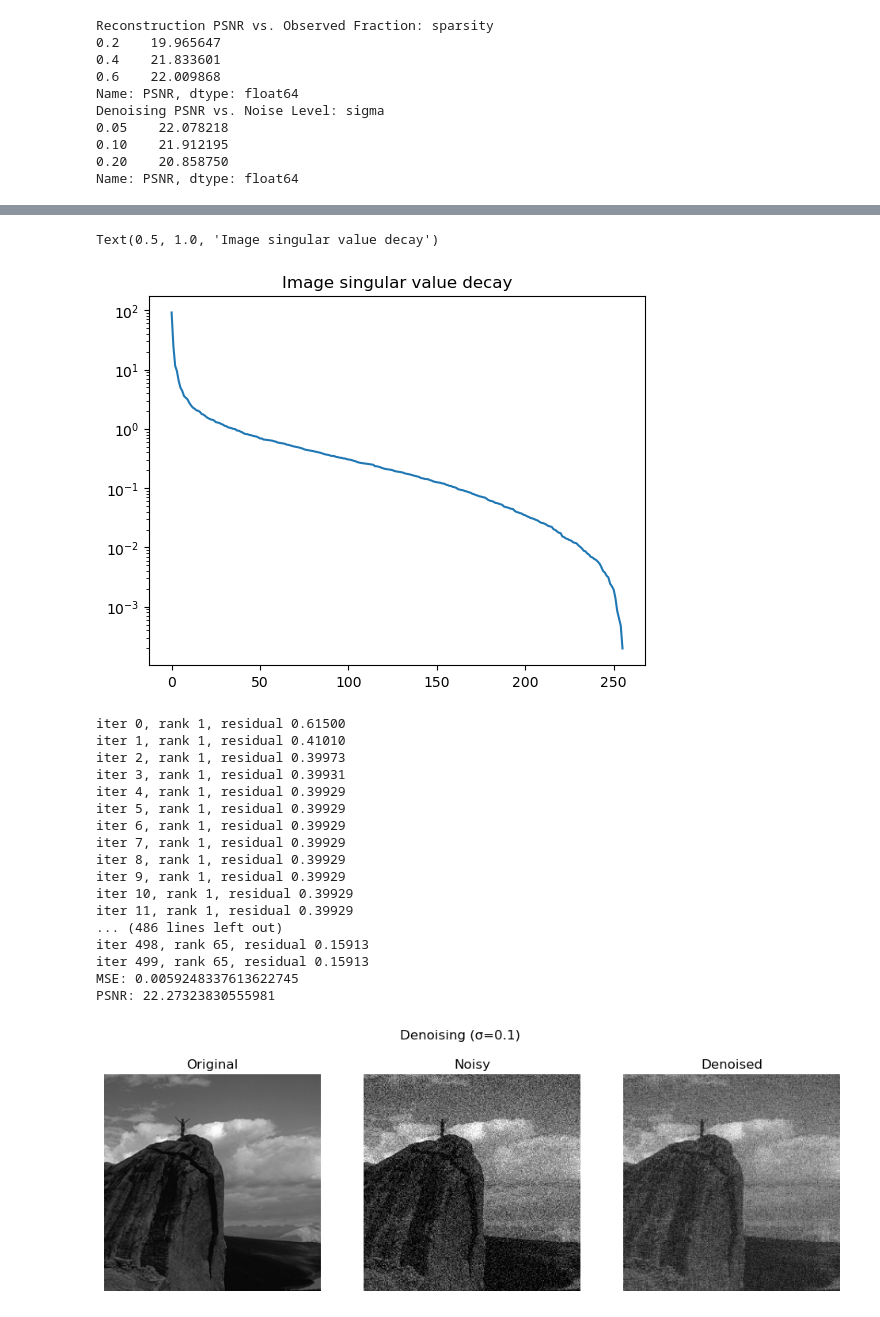
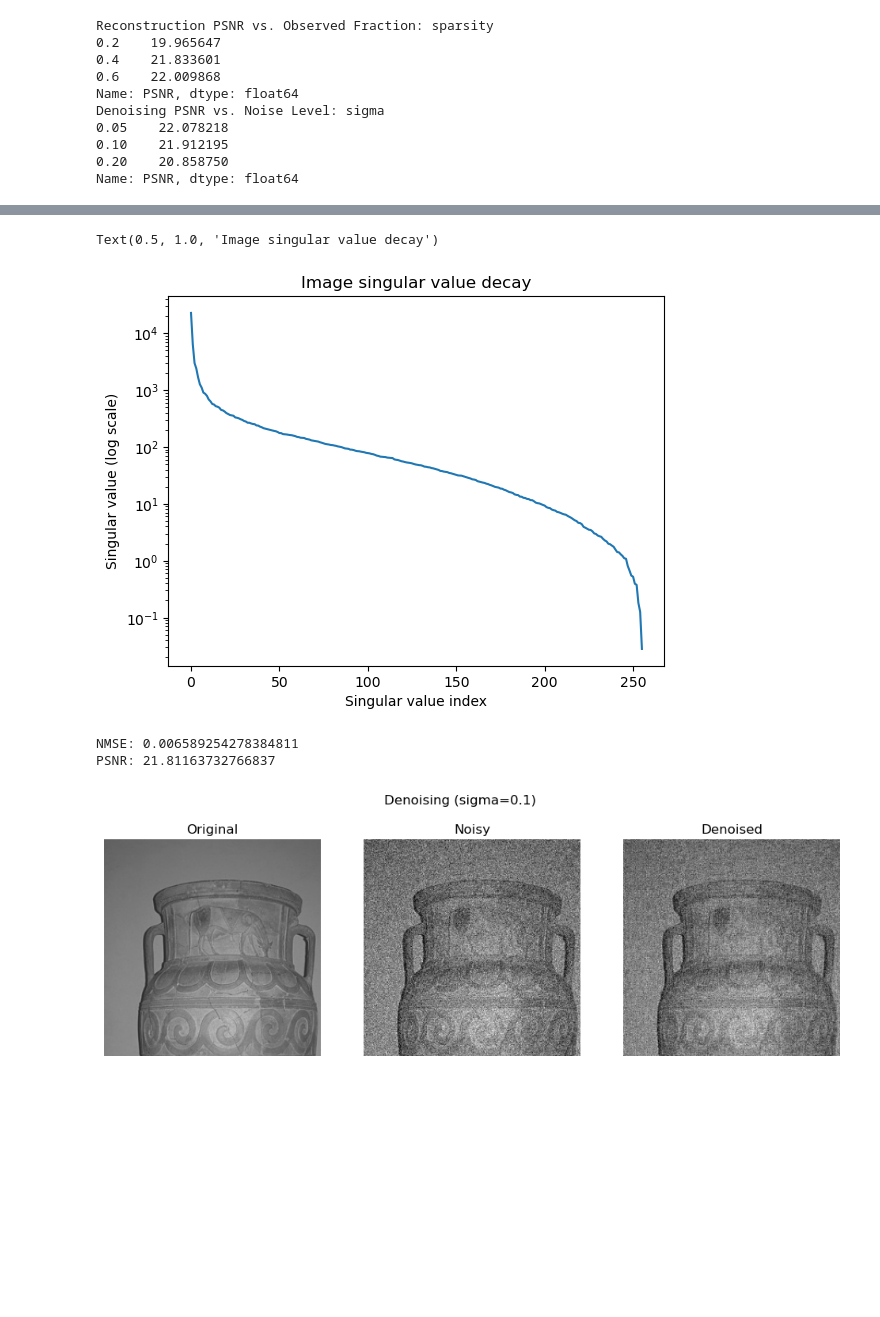
Before and after one commit to saramilovanova/nuclear-norm-data-reconstruction, a Jupyter notebook: notebooks/svt_analysis.ipynb, the cells around one changed output, grey strips where cells are left out. Cells and saved outputs as stored; diff of their text form; code cells hidden in the pictures; blank space fills up the shorter version.

```diff
--- a/notebooks/svt_analysis.ipynb
+++ b/notebooks/svt_analysis.ipynb
@@ -2,6 +2,9 @@
 # SVT Analysis
 Notebook for quick SVT experiments and visualization.
 # %%
+%load_ext autoreload
+%autoreload 2
+
 import pandas as pd
 import matplotlib.pyplot as plt
 import sys
@@ -10,7 +13,8 @@ import seaborn as sns
 import numpy as np
 
 PROJECT_ROOT = Path.cwd().parent
-DATA_PATH = Path(PROJECT_ROOT) / "data" / "CBSD68"
+IMAGE_PATH = Path(PROJECT_ROOT) / "data" / "CBSD68"
+NETFLIX_PATH = Path(PROJECT_ROOT) / "data" / "netflix"
 RESULTS_PATH = Path(PROJECT_ROOT) / "results" / "svt" / "images"
 
 if str(PROJECT_ROOT) not in sys.path:
@@ -20,6 +24,6 @@ from src.svt.svt import svt
 from src.utils.masking import create_mask, apply_mask
 from src.utils.noise import add_gaussian_noise
 from src.utils.io import load_image
-from src.utils.metrics import mse, psnr
+from src.utils.metrics import mse, nmse, psnr
 
 from experiments.config import *
@@ -53,31 +50,36 @@ plt.show()
 # %%
-def show_results(X, X_rec, X_noisy=None, title=""):
+def show_results(X, X_rec, X_noisy=None, X_masked=None, title=""):
     plt.figure(figsize=(12, 4))
 
     if X_noisy is not None:
         plt.subplot(1, 3, 1)
-        plt.imshow(X, cmap='gray')
+        plt.imshow(X, cmap="gray", vmin=0, vmax=1)
         plt.title("Original")
         plt.axis("off")
 
         plt.subplot(1, 3, 2)
-        plt.imshow(X_noisy, cmap='gray')
+        plt.imshow(X_noisy, cmap='gray', vmin=0, vmax=1)
         plt.title("Noisy")
         plt.axis("off")
 
         plt.subplot(1, 3, 3)
-        plt.imshow(X_rec, cmap='gray')
+        plt.imshow(X_rec, cmap="gray", vmin=0, vmax=1)
         plt.title("Denoised")
         plt.axis("off")
 
     else:
-        plt.subplot(1, 2, 1)
-        plt.imshow(X, cmap='gray')
+        plt.subplot(1, 3, 1)
+        plt.imshow(X, cmap='gray', vmin=0, vmax=255)
         plt.title("Original")
         plt.axis("off")
 
-        plt.subplot(1, 2, 2)
-        plt.imshow(X_rec, cmap='gray')
+        plt.subplot(1, 3, 2)
+        plt.imshow(X_masked, cmap='gray', vmin=0, vmax=255)
+        plt.title("Observed pixels")
+        plt.axis("off")
+
+        plt.subplot(1, 3, 3)
+        plt.imshow(X_rec, cmap='gray', vmin=0, vmax=255)
         plt.title("Reconstructed")
         plt.axis("off")
 
@@ -122,44 +130,37 @@ PSNR: 27.466379557405595
 # %%
+# Check if the singular values decay rapidly
 U, S, Vt = np.linalg.svd(X, full_matrices=False)
-
 plt.semilogy(S)
+plt.xlabel("Singular value index")
+plt.ylabel("Singular value (log scale)")
 plt.title("Image singular value decay")
 # %% [output]
 Text(0.5, 1.0, 'Image singular value decay')
-[figure, old version]
+[figure, new version]
 # %%
 # Denoising
-X_noisy = add_gaussian_noise(X, sigma=0.1)
+X = load_image(IMAGE_PATH / "0047.png", normalize=True)
+X = X[:256, :256]
+
+# sigma = 0.1 * 255  # sigma = 0.1 * 255 = 25.5
+sigma = 0.1  # sigma = 0.1 in [0,1] range
+X_noisy = add_gaussian_noise(X, sigma=sigma, normalize=True)
 
 n1, n2 = X.shape
-tau = TAU_FACTOR * max(n1, n2)
+# tau = 2 * sigma * max(n1, n2)
+tau = TAU_FACTOR * max(n1, n2) # tau = 5 * 256 = 1536
 delta = DELTA_FACTOR
 
 Omega = np.where(np.ones_like(X, dtype=bool))
 b = X_noisy[Omega]
 
 X_denoised, _ = svt(X.shape, Omega, b, tau, delta)
 
-print("MSE:", mse(X, X_denoised))
-print("PSNR:", psnr(X, X_denoised))
+print("NMSE:", nmse(X, X_denoised, data_range=1.0))
+print("PSNR:", psnr(X, X_denoised, data_range=1.0))
 
-show_results(X, X_denoised, X_noisy, title="Denoising (σ=0.1)")
+show_results(X, X_denoised, X_noisy=X_noisy, title="Denoising (sigma=0.1)")
 # %% [output]
-iter 0, rank 1, residual 0.61500
-iter 1, rank 1, residual 0.41010
-iter 2, rank 1, residual 0.39973
-iter 3, rank 1, residual 0.39931
-iter 4, rank 1, residual 0.39929
-iter 5, rank 1, residual 0.39929
-iter 6, rank 1, residual 0.39929
-iter 7, rank 1, residual 0.39929
-iter 8, rank 1, residual 0.39929
-iter 9, rank 1, residual 0.39929
-iter 10, rank 1, residual 0.39929
-iter 11, rank 1, residual 0.39929
-... (486 lines left out)
-iter 498, rank 65, residual 0.15913
-iter 499, rank 65, residual 0.15913
-MSE: 0.0059248337613622745
-PSNR: 22.27323830555981
+NMSE: 0.006589254278384811
+PSNR: 21.81163732766837
-[figure, old version]
+[figure, new version]
```
Also changed, not shown: parts of 13 cells of this notebook, 9 other files.
